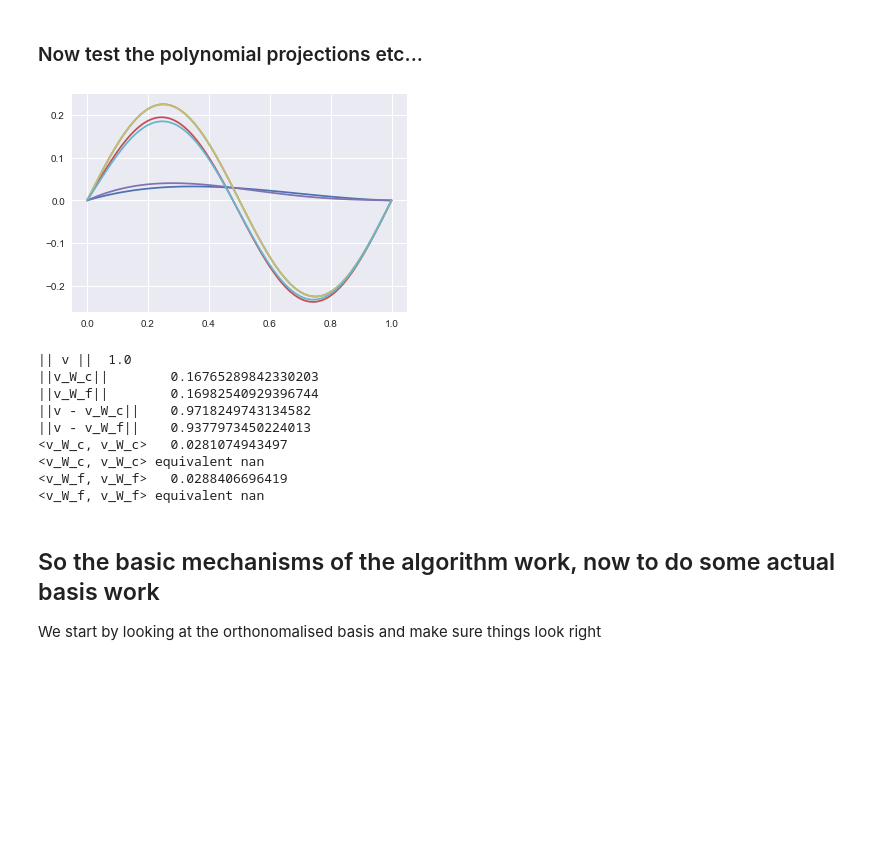
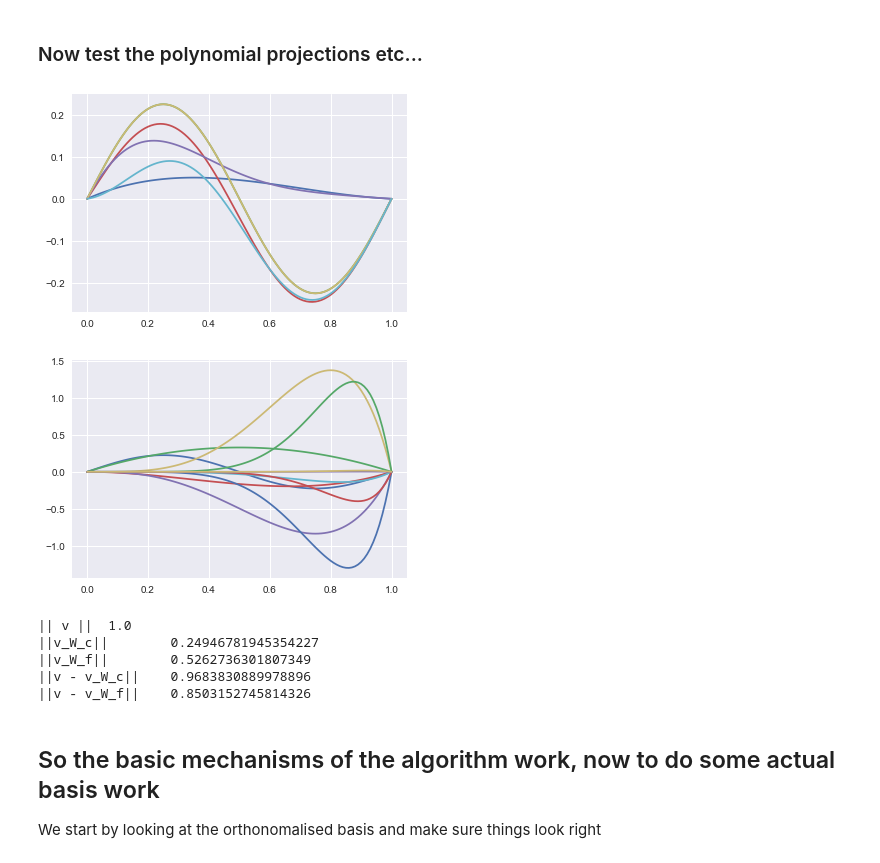
Before and after one commit to Catcher132/omp, a Jupyter notebook: 01_omp_code_tests.ipynb, the cells around one changed output. Saved outputs shown, nothing was run; the diff lists cells and outputs as text; code cells hidden in the pictures; blank space fills up the shorter version.

Commit message:
polynomial basis working

```diff
--- a/01_omp_code_tests.ipynb
+++ b/01_omp_code_tests.ipynb
@@ -83,44 +83,40 @@ print('<v_W_f, v_W_f> equivalent', (v_W_f.coeffs[0] * v.evaluate(v_W_f.params[0]
 # %%
 v = omp.Vector([2],[1],['H1sin'])
 
 W_c = omp.Basis([omp.Vector([float(k)],[1.],['H1poly']) for k in range(2)])
-W_f = omp.Basis([omp.Vector([float(k)],[1.],['H1poly']) for k in range(4)])
+W_f = omp.Basis([omp.Vector([float(k)],[1.],['H1poly']) for k in range(10)])
 
 v_W_c = W_c.project(v)
 v_W_f = W_f.project(v)
 
-#print(W.G)
 plt.plot(xs, v_W_c.evaluate(xs))
 plt.plot(xs, v.evaluate(xs))
 plt.plot(xs, (v-v_W_c).evaluate(xs))
 plt.plot(xs, v_W_f.evaluate(xs))
 plt.plot(xs, v.evaluate(xs))
 plt.plot(xs, (v-v_W_f).evaluate(xs))
+plt.show()
+
+plt.plot(xs, v.evaluate(xs))
+for p, c in zip(v_W_f.params[0], v_W_f.coeffs[0]):
+    plt.plot(xs, omp.Vector([p], [c], ['H1poly']).evaluate(xs))
 plt.show()
 
 print('|| v ||\t', v.norm())
 
 print('||v_W_c||\t', v_W_c.norm())
 print('||v_W_f||\t', v_W_f.norm())
 
 print('||v - v_W_c||\t', (v - v_W_c).norm())
 print('||v - v_W_f||\t', (v - v_W_f).norm())
-
-print('<v_W_c, v_W_c>\t', v_W_c.dot(v_W_c))
-print('<v_W_c, v_W_c> equivalent', (v_W_c.coeffs[0] * v.evaluate(v_W_c.params[0]) / np.sqrt(v_W_c.params[0] * (1 - v_W_c.params[0])) ).sum())
-print('<v_W_f, v_W_f>\t', v_W_f.dot(v_W_f))
-print('<v_W_f, v_W_f> equivalent', (v_W_f.coeffs[0] * v.evaluate(v_W_f.params[0]) / np.sqrt(v_W_f.params[0] * (1 - v_W_f.params[0])) ).sum())
 # %% [output]
-[figure, old version]
+[figure, new version]
+[figure, added]
 || v ||  1.0
-||v_W_c||        0.16765289842330203
-||v_W_f||        0.16982540929396744
-||v - v_W_c||    0.9718249743134582
-||v - v_W_f||    0.9377973450224013
-<v_W_c, v_W_c>   0.0281074943497
-<v_W_c, v_W_c> equivalent nan
-<v_W_f, v_W_f>   0.0288406696419
-<v_W_f, v_W_f> equivalent nan
+||v_W_c||        0.24946781945354227
+||v_W_f||        0.5262736301807349
+||v - v_W_c||    0.9683830889978896
+||v - v_W_f||    0.8503152745814326
 # %% [markdown]
 ## So the basic mechanisms of the algorithm work, now to do some actual basis work
 We start by looking at the orthonomalised basis and make sure things look right
```
Also changed, not shown: 1 other file.
